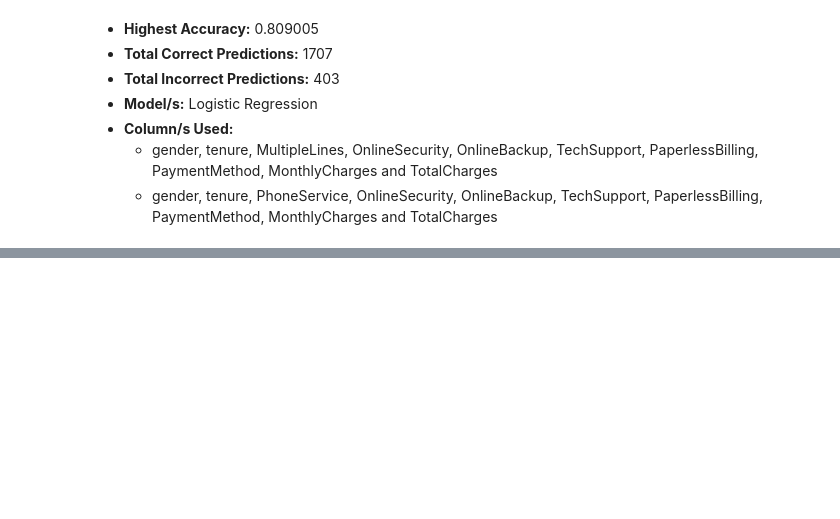
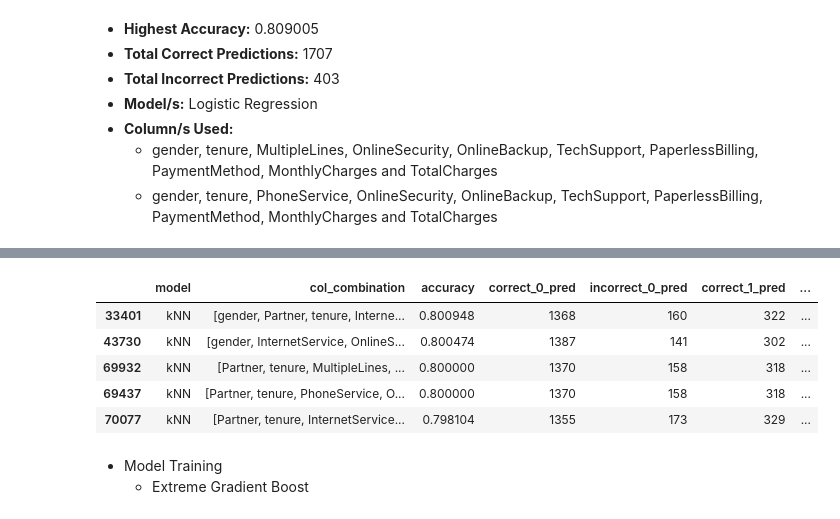
Before and after one commit to HarshTanwar001/Churn-Analysis, a Jupyter notebook: Churn_Analysis.ipynb, the cells around one changed output, grey strips where cells are left out. Drawn from its saved outputs; the diff is of its cells as text; code cells hidden in the pictures; blank space fills up the shorter version.

```diff
--- a/Churn_Analysis.ipynb
+++ b/Churn_Analysis.ipynb
@@ -1999,0 +2045,12 @@ data_10_comb.sort_values(by='accuracy', ascending=False).head()
+# %%
+data_11_comb.sort_values(by='accuracy', ascending=False).head()
+# %% [output]
+|  | model | col_combination | accuracy | correct_0_pred | incorrect_0_pred | correct_1_pred | ... |
+| 33401 | kNN | [gender, Partner, tenure, Interne... | 0.800948 | 1368 | 160 | 322 | ... |
+| 43730 | kNN | [gender, InternetService, OnlineS... | 0.800474 | 1387 | 141 | 302 | ... |
+| 69932 | kNN | [Partner, tenure, MultipleLines, ... | 0.800000 | 1370 | 158 | 318 | ... |
+| 69437 | kNN | [Partner, tenure, PhoneService, O... | 0.800000 | 1370 | 158 | 318 | ... |
+| 70077 | kNN | [Partner, tenure, InternetService... | 0.798104 | 1355 | 173 | 329 | ... |
+# %% [markdown]
+- Model Training
+    - Extreme Gradient Boost
```
Also changed, not shown: parts of 11 cells of this notebook.
